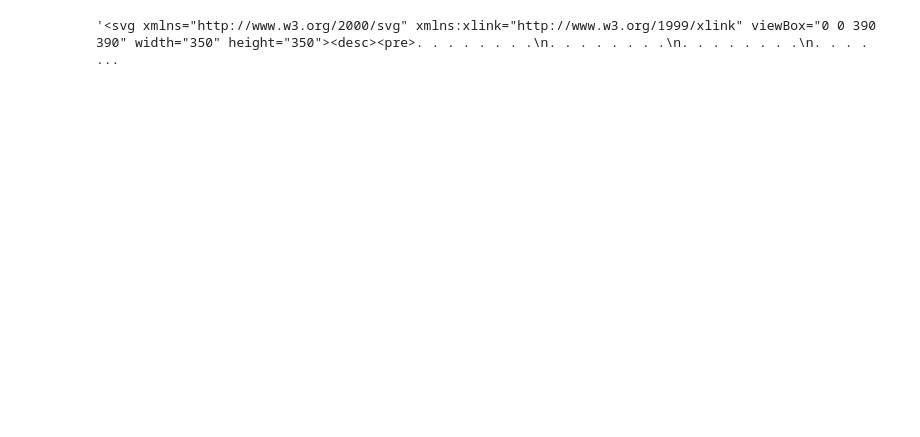
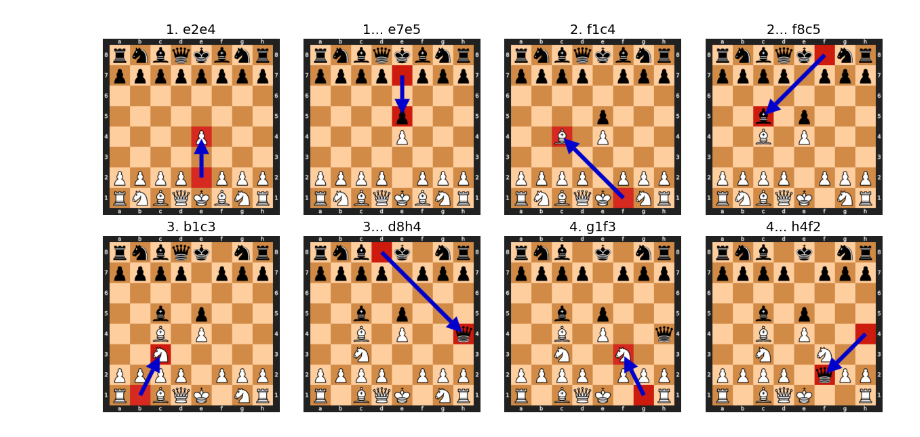
Before and after one commit to duc25519/chess-transformer-project, a Jupyter notebook: code/draw_game.ipynb, the cells around one changed output. Drawn from its saved outputs; the diff is of its cells as text; code cells hidden in the pictures; blank space fills up the shorter version.

```diff
--- a/code/draw_game.ipynb
+++ b/code/draw_game.ipynb
@@ -2,10 +2,16 @@
 import chess.pgn
 import io
 
-pgn = io.StringIO("1. e4 e5 2. Qh5 Nc6 3. Bc4 Nf6 4. Qxf7#")
+pgn = io.StringIO("1. e4 e5 2. Bc4 Bc5 3. Nc3 Qh4 4. Nf3 Qxf2#")
 game = chess.pgn.read_game(pgn)
 assert game is not None
+
+board = game.board()
 for move in game.mainline_moves():
     print(move.from_square, move.to_square)
+    # print(move.)
+    print(str(move))
+    board.push(move)
+    print(board.fen())
 # %% [output]
 12 28
@@ -23,14 +95,7 @@ def render_moves(game: chess.pgn.Game):
-# %%
-import chess.svg
-
-board = chess.Board("8/8/8/8/4N3/8/8/8 w - - 0 1")
-
-chess.svg.board(
-    board,
-    fill=dict.fromkeys(board.attacks(chess.E4), "#cc0000cc"),
-    arrows=[chess.svg.Arrow(chess.E4, chess.F6, color="#0000cccc")],
-    squares=chess.SquareSet(chess.BB_DARK_SQUARES & chess.BB_FILE_B),
-    size=350,
-)
-# %% [output]
-'<svg xmlns="http://www.w3.org/2000/svg" xmlns:xlink="http://www.w3.org/1999/xlink" viewBox="0 0 390 390" width="350" height="350"><desc><pre>. . . . . . . .\n. . . . . . . .\n. . . . . . . .\n. . . . ...
+# %%
+pgn = io.StringIO("1. e4 e5 2. Bc4 Bc5 3. Nc3 Qh4 4. Nf3 Qxf2#")
+game = chess.pgn.read_game(pgn)
+assert game is not None, "my type checker will complain otherwise"
+render_moves(game, num_cols=4, output_path="../figures/scholars_mate.pdf")
+# %% [output]
+[figure, added]
```
Also changed, not shown: parts of 2 cells of this notebook, 11 other files.
